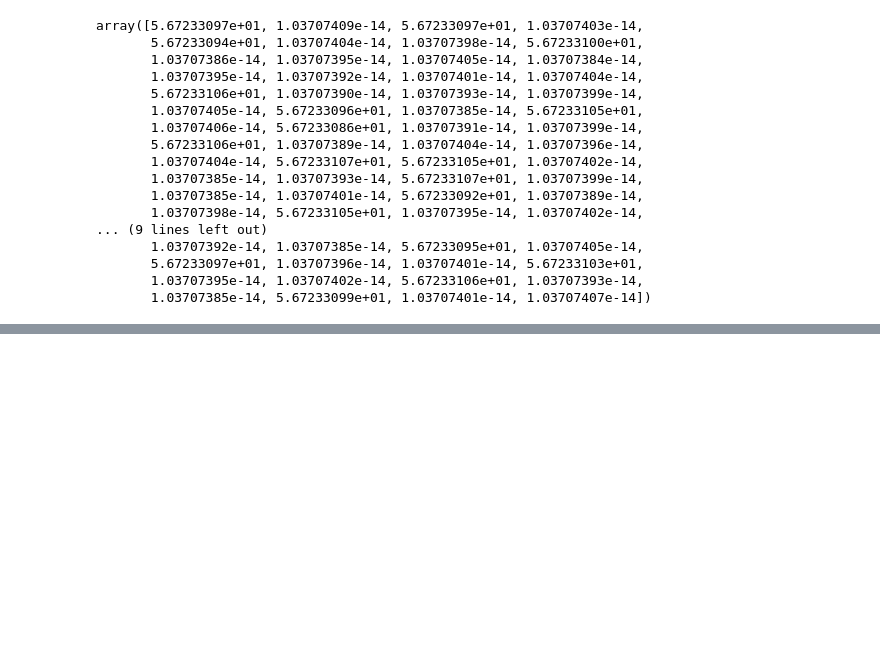
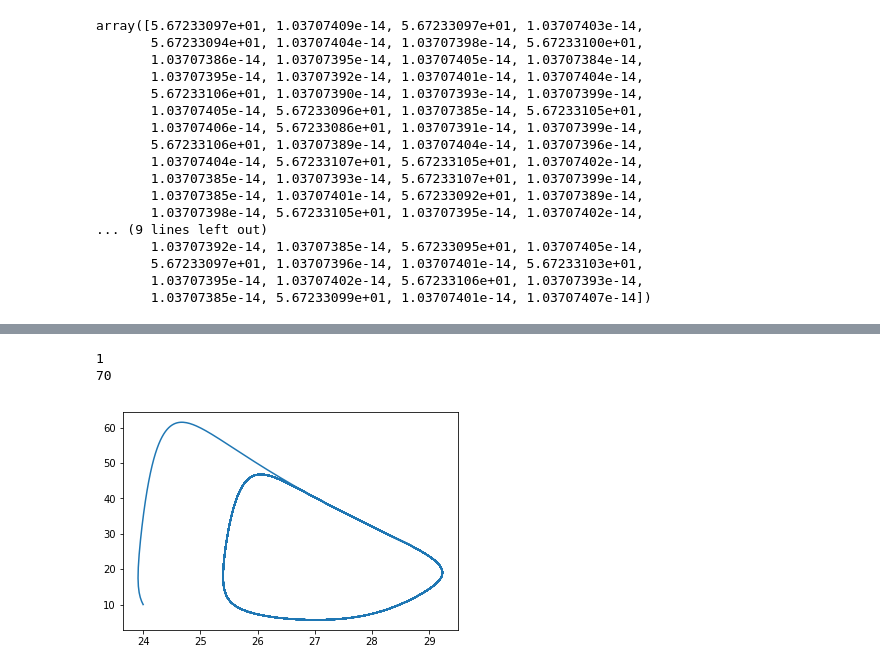
Before and after one commit to mbibireata/Networks, a Jupyter notebook: Class Oriented .ipynb, the cells around one changed output, grey strips where cells are left out. Drawn from its saved outputs; the diff is of its cells as text; code cells hidden in the pictures; blank space fills up the shorter version.

```diff
--- a/Class Oriented .ipynb
+++ b/Class Oriented .ipynb
@@ -1892,0 +2065,8 @@ array([5.67233097e+01, 1.03707409e-14, 5.67233097e+01, 1.03707403e-14,
+# %%
+plot(C,V)
+print(classify(V,network.params))
+print(network.n)
+# %% [output]
+1
+70
+[figure, added]
```
Also changed, not shown: parts of 7 cells of this notebook.
